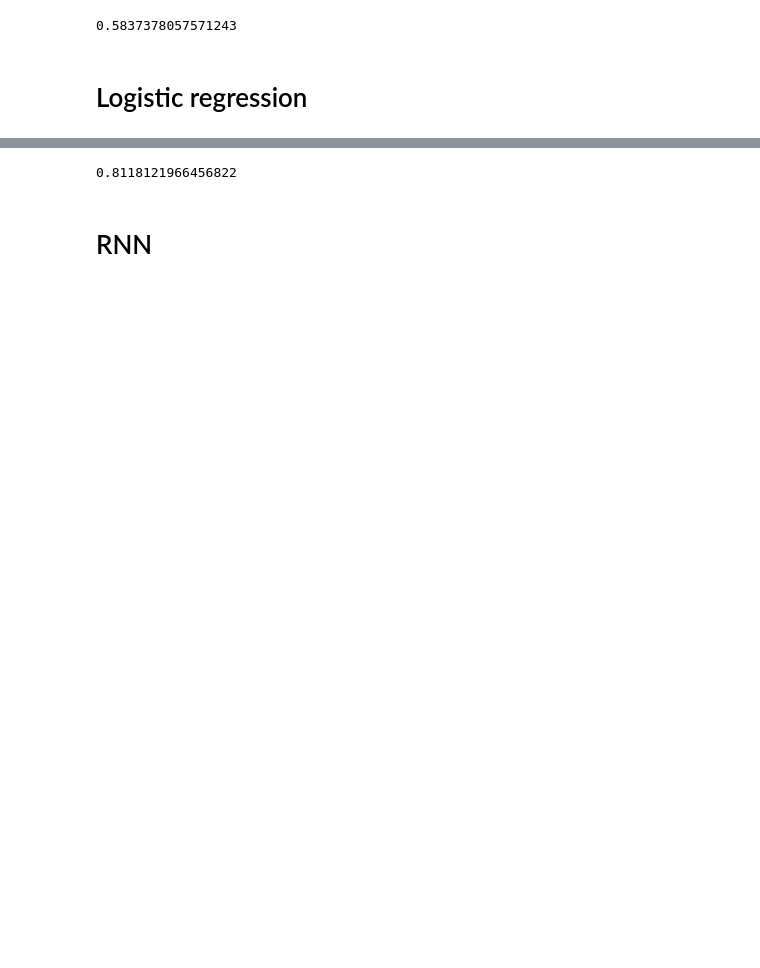
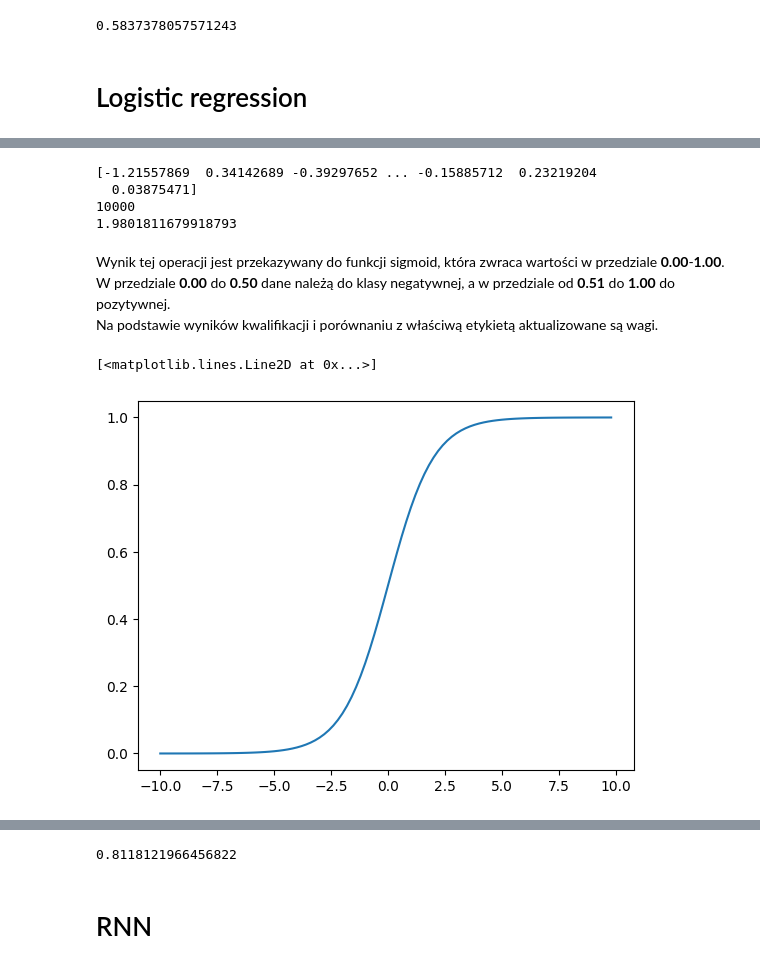
Before and after one commit to kwiaczek/AnalizaSympatii, a Jupyter notebook: sprawozdanie.ipynb, the cells around one changed output, grey strips where cells are left out. Saved outputs shown, nothing was run; the diff lists cells and outputs as text; code cells hidden in the pictures; blank space fills up the shorter version.

```diff
--- a/sprawozdanie.ipynb
+++ b/sprawozdanie.ipynb
@@ -274,0 +335,21 @@ lr.fit(X_large_vectorized_train,y_train);
+# %%
+print(lr.coef_[0])
+print(len(lr.coef_[0]))
+print(lr.intercept_[0])
+# %% [output]
+[-1.21557869  0.34142689 -0.39297652 ... -0.15885712  0.23219204
+  0.03875471]
+10000
+1.9801811679918793
+# %% [markdown]
+Wynik tej operacji jest przekazywany do funkcji sigmoid, która zwraca wartości w przedziale __0.00__-__1.00__.  \
+W przedziale __0.00__ do __0.50__ dane należą do klasy negatywnej, a w przedziale od __0.51__ do __1.00__ do pozytywnej. \
+Na podstawie wyników kwalifikacji i porównaniu z właściwą etykietą aktualizowane są wagi.
+# %%
+x = np.arange(-10., 10., 0.2)
+def sigmoid(z):
+    return 1/(1 + np.exp(-z))
+plt.plot(x,sigmoid(x))
+# %% [output]
+[<matplotlib.lines.Line2D at 0x...>]
+[figure, added]
```
Also changed, not shown: parts of 41 cells of this notebook.
